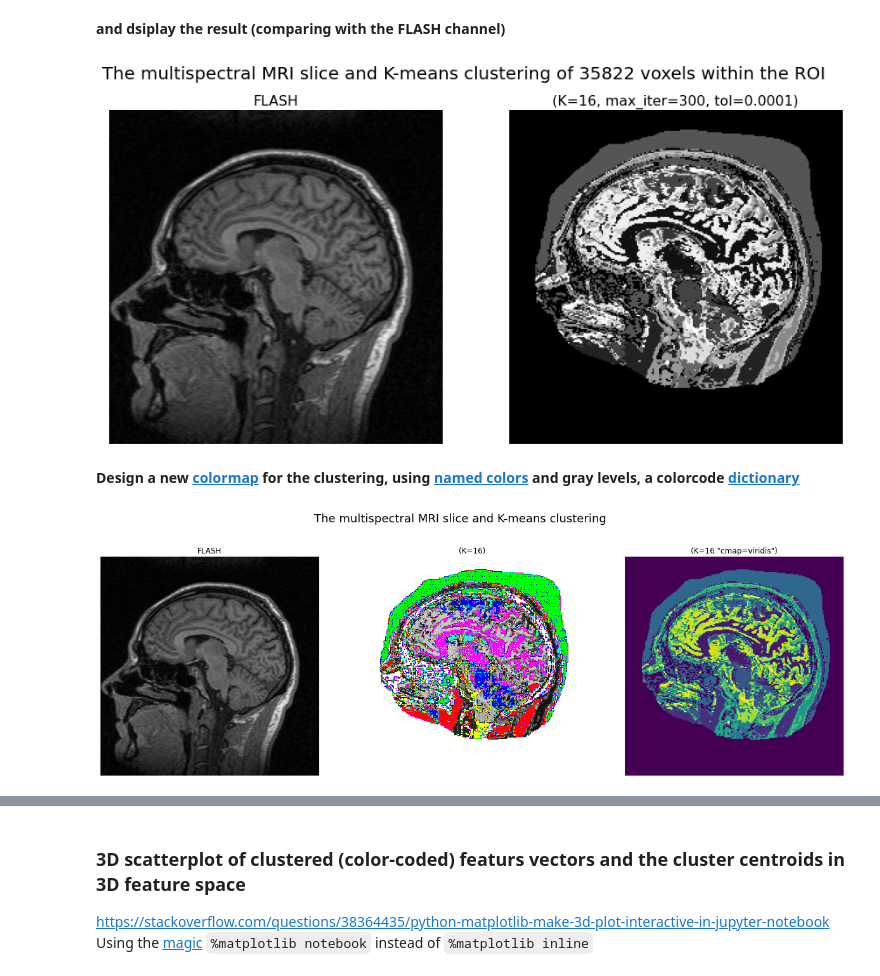
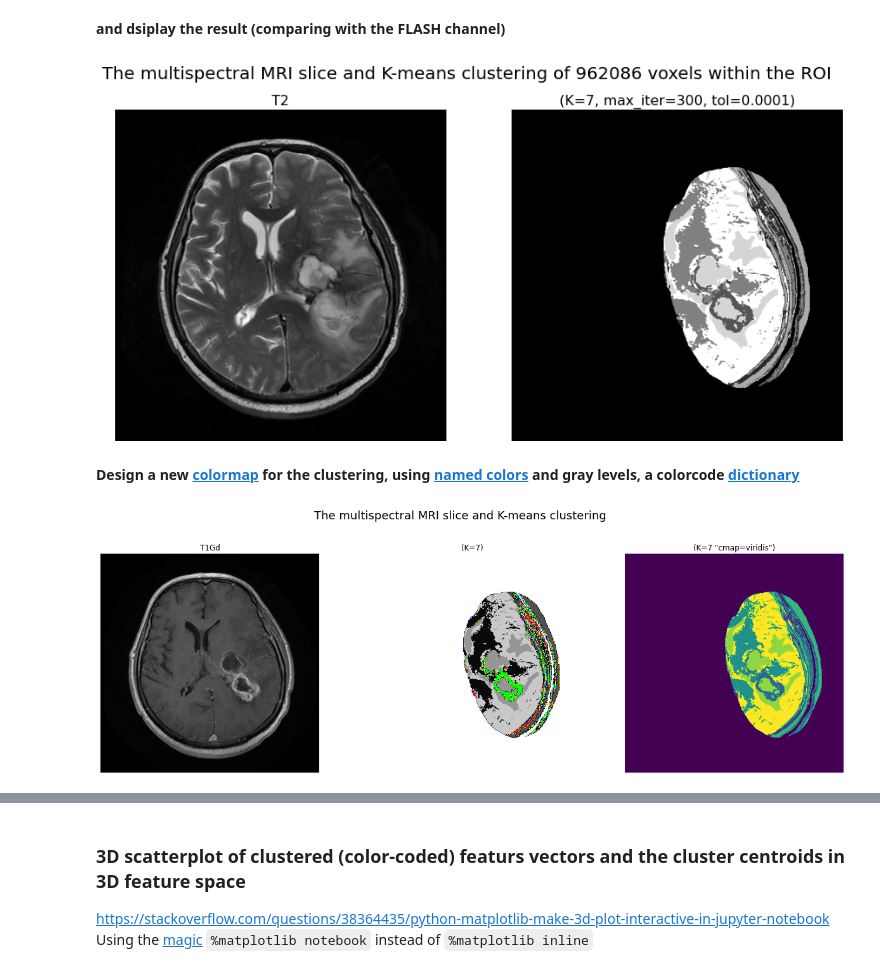
Before and after one commit to oercompbiomed/Seili-2020, a Jupyter notebook: mri-image-analysis/03-mri-kmeans-brain-tumor.ipynb, the cells around one changed output, grey strips where cells are left out. Cells and saved outputs as stored; diff of their text form; code cells hidden in the pictures.

Commit message:
first version of k-means notebook using multimodal brain tumor data from TCGA-GBM

```diff
--- a/mri-image-analysis/03-mri-kmeans-brain-tumor.ipynb
+++ b/mri-image-analysis/03-mri-kmeans-brain-tumor.ipynb
@@ -390,7 +415,7 @@ X.shape  # n x p data matrix, n=samples, p = feature vector dimension
 ### Clustering the 4D multispectral data within the ROI mask
 ####  LATER: _play with different values of `K`, `max_iter` and `tol`_
 # %%
-K = 16  # Number of clusters
+K = 7  # Number of clusters
 max_iter = 300 # Max number of iteration
 tol = 0.0001 # Tolerance
 kmeans_model = KMeans(n_clusters=K, random_state=42, max_iter=max_iter, tol=tol)
@@ -462,20 +490,22 @@ for v in range(len(ind_roi[0])):
 # %% [markdown]
 **and dsiplay the result (comparing with the FLASH channel)**
 # %%
+sl = 10
+chn = 0
 fig, axes = plt.subplots(1,2, figsize=(15,7))
 ax = axes.ravel()
-ax[0].imshow(data[:, :, 0].T, cmap='gray', origin='lower')
-ax[0].set_title(chn_names[0], fontsize=16)
+ax[0].imshow(data[:, :, sl, chn].T, cmap='gray', origin='lower')
+ax[0].set_title(chn_names[chn], fontsize=16)
 ax[0].set(xlabel="")
 ax[0].axis('off')
-ax[1].imshow(kmeans_segm[:, :].T, cmap='gray', origin='lower')
+ax[1].imshow(kmeans_segm[:, :, sl].T, cmap='gray', origin='lower')
 ax[1].set_title('(K=%d, max_iter=%d, tol=%.4f)' % (K, max_iter, tol), fontsize=16)
 ax[1].axis('off')
 plt.suptitle('The multispectral MRI slice and K-means clustering of %d voxels within the ROI' % (X.shape[0]), fontsize=20)
 plt.tight_layout
 plt.show()
 # %% [output]
-[figure, old version]
+[figure, new version]
 # %% [markdown]
 **Design a new [colormap](https://matplotlib.org/tutorials/colors/colormap-manipulation.html) for the clustering, using [named colors](https://matplotlib.org/examples/color/named_colors.html) and gray levels, a colorcode
 [dictionary](https://www.geeksforgeeks.org/python-dictionary)**
@@ -509,25 +539,27 @@ for i in range(nclu):
     str = clu_names[i] + ' [%d]' % (i)
     clu_names_num.append(str)
 # %%
+sl = 10
+chn = 3
 fig, axes = plt.subplots(1,3, figsize=(21,7))
 ax = axes.ravel()
-ax[0].imshow(data[:, :, 0].T, cmap='gray', origin='lower')
-ax[0].set_title(chn_names[0])
+ax[0].imshow(data[:, :, sl, chn].T, cmap='gray', origin='lower')
+ax[0].set_title(chn_names[chn])
 ax[0].set(xlabel="")
 ax[0].axis('off')
-ax[1].imshow(kmeans_segm[:, :].T, cmap=clu_cmap, origin='lower')
+ax[1].imshow(kmeans_segm[:, :, sl].T, cmap=clu_cmap, origin='lower')
 #ax[1].imshow(kmeans_segm[:, :].T, cmap='viridis', origin='lower')
 #cmsk = ax[1].imshow(kmeans_segm[:, :].T, cmap=clu_cmap, origin='lower')
 #clim=cmsk.properties()['clim']
 #cbar = fig.colorbar(cmsk, shrink=0.4, label='Cluster [0-%d]' % clim[1])
 #cbar.ax.set_yticklabels(clu_names_num)
 ax[1].set_title('(K=%d)' % (K))
 ax[1].axis('off')
-ax[2].imshow(kmeans_segm[:, :].T, cmap='viridis', origin='lower')
+ax[2].imshow(kmeans_segm[:, :, sl].T, cmap='viridis', origin='lower')
 ax[2].set_title('(K=%d "cmap=viridis")' % (K))
 ax[2].axis('off')
 plt.suptitle("The multispectral MRI slice and K-means clustering", fontsize=18)
 plt.tight_layout
 plt.show()
 # %% [output]
-[figure, old version]
+[figure, new version]
```
Also changed, not shown: parts of 14 cells of this notebook, 2 other files.
